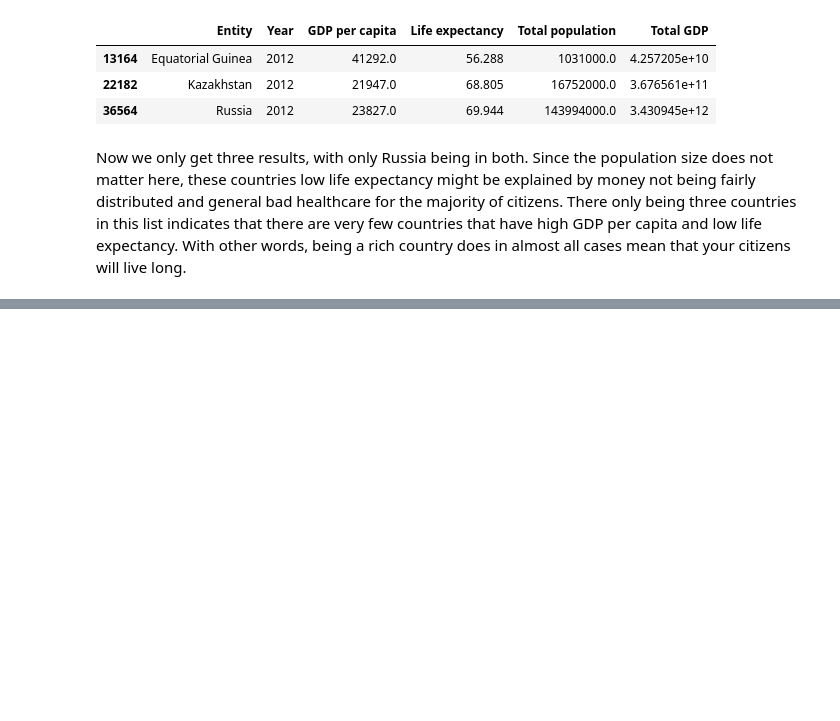
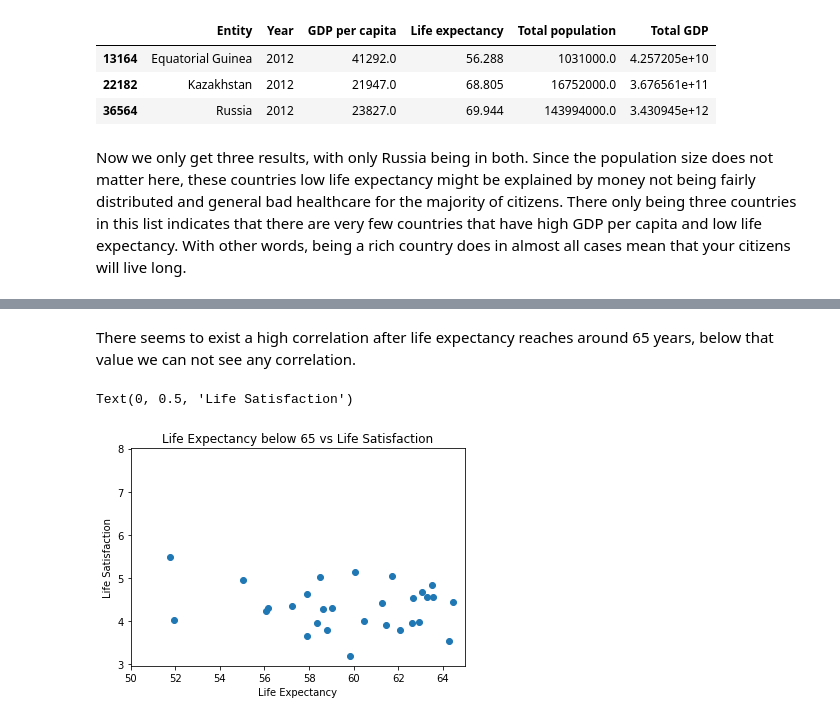
Before and after one commit to ponbac/AI-course, a Jupyter notebook: assignment1.ipynb, the cells around one changed output, grey strips where cells are left out. Drawn from its saved outputs; the diff is of its cells as text; code cells hidden in the pictures; blank space fills up the shorter version.

```diff
--- a/assignment1.ipynb
+++ b/assignment1.ipynb
@@ -198,0 +288,14 @@ Now we only get three results, with only Russia being in both. Since the populat
+# %% [markdown]
+There seems to exist a high correlation after life expectancy reaches around 65 years, below that value we can not see any correlation.
+# %%
+# Creating scatterplot with custom x limit
+plt.scatter(x, y)
+plt.xlim(50, 65)
+
+# Adding title and labels
+plt.title('Life Expectancy below 65 vs Life Satisfaction')
+plt.xlabel('Life Expectancy')
+plt.ylabel('Life Satisfaction')
+# %% [output]
+Text(0, 0.5, 'Life Satisfaction')
+[figure, added]
```
Also changed, not shown: parts of 16 cells of this notebook, 3 other files.
